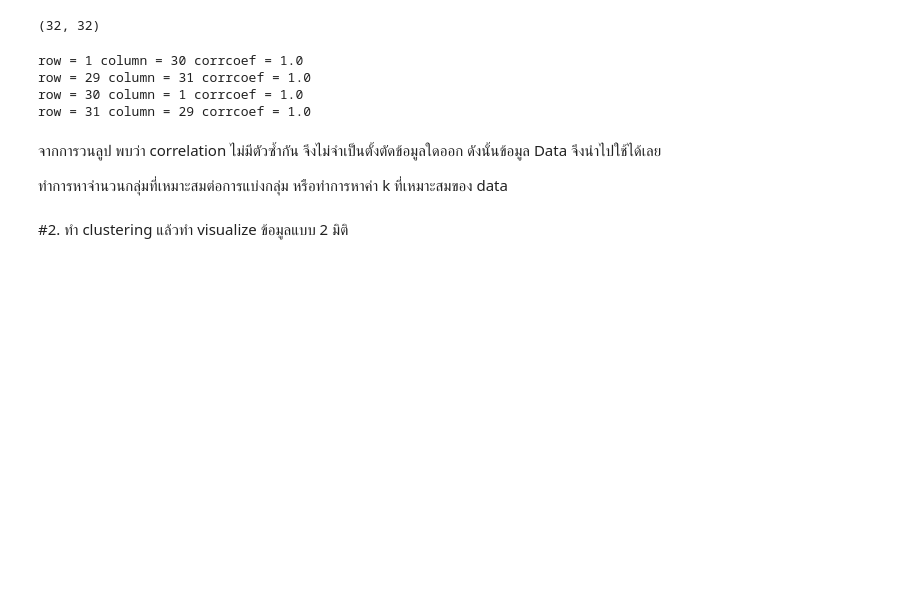
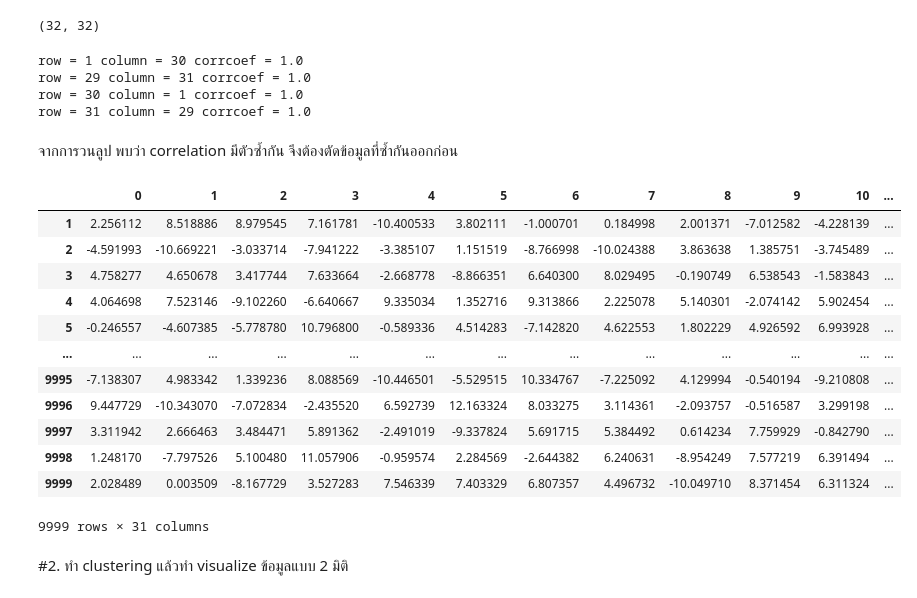
Before and after one commit to mintra-tippayaratsontorn/Multivariate, a Jupyter notebook: Multivariate_Exam.ipynb, the cells around one changed output. Cells and saved outputs as stored; diff of their text form; code cells hidden in the pictures; blank space fills up the shorter version.

```diff
--- a/Multivariate_Exam.ipynb
+++ b/Multivariate_Exam.ipynb
@@ -81,9 +81,23 @@ row = 29 column = 31 corrcoef = 1.0
 row = 30 column = 1 corrcoef = 1.0
 row = 31 column = 29 corrcoef = 1.0
 # %% [markdown]
-จากการวนลูป พบว่า correlation ไม่มีตัวซ้ำกัน จึงไม่จำเป็นตั้งตัดข้อมูลใดออก ดังนั้นข้อมูล Data จึงนำไปใช้ได้เลย
-
-ทำการหาจำนวนกลุ่มที่เหมาะสมต่อการแบ่งกลุ่ม หรือทำการหาค่า k ที่เหมาะสมของ data
+จากการวนลูป พบว่า correlation มีตัวซ้ำกัน จึงต้องตัดข้อมูลที่ซ้ำกันออกก่อน
+# %%
+Data.iloc[1:,:31]
+# %% [output]
+|  | 0 | 1 | 2 | 3 | 4 | 5 | 6 | 7 | 8 | 9 | 10 | ... |
+| 1 | 2.256112 | 8.518886 | 8.979545 | 7.161781 | -10.400533 | 3.802111 | -1.000701 | 0.184998 | 2.001371 | -7.012582 | -4.228139 | ... |
+| 2 | -4.591993 | -10.669221 | -3.033714 | -7.941222 | -3.385107 | 1.151519 | -8.766998 | -10.024388 | 3.863638 | 1.385751 | -3.745489 | ... |
+| 3 | 4.758277 | 4.650678 | 3.417744 | 7.633664 | -2.668778 | -8.866351 | 6.640300 | 8.029495 | -0.190749 | 6.538543 | -1.583843 | ... |
+| 4 | 4.064698 | 7.523146 | -9.102260 | -6.640667 | 9.335034 | 1.352716 | 9.313866 | 2.225078 | 5.140301 | -2.074142 | 5.902454 | ... |
+| 5 | -0.246557 | -4.607385 | -5.778780 | 10.796800 | -0.589336 | 4.514283 | -7.142820 | 4.622553 | 1.802229 | 4.926592 | 6.993928 | ... |
+| ... | ... | ... | ... | ... | ... | ... | ... | ... | ... | ... | ... | ... |
+| 9995 | -7.138307 | 4.983342 | 1.339236 | 8.088569 | -10.446501 | -5.529515 | 10.334767 | -7.225092 | 4.129994 | -0.540194 | -9.210808 | ... |
+| 9996 | 9.447729 | -10.343070 | -7.072834 | -2.435520 | 6.592739 | 12.163324 | 8.033275 | 3.114361 | -2.093757 | -0.516587 | 3.299198 | ... |
+| 9997 | 3.311942 | 2.666463 | 3.484471 | 5.891362 | -2.491019 | -9.337824 | 5.691715 | 5.384492 | 0.614234 | 7.759929 | -0.842790 | ... |
+| 9998 | 1.248170 | -7.797526 | 5.100480 | 11.057906 | -0.959574 | 2.284569 | -2.644382 | 6.240631 | -8.954249 | 7.577219 | 6.391494 | ... |
+| 9999 | 2.028489 | 0.003509 | -8.167729 | 3.527283 | 7.546339 | 7.403329 | 6.807357 | 4.496732 | -10.049710 | 8.371454 | 6.311324 | ... |
+9999 rows × 31 columns
 # %% [markdown]
 #2. ทำ clustering แล้วทำ visualize ข้อมูลแบบ 2 มิติ
 # %%
```
Also changed, not shown: parts of 2 cells of this notebook.
